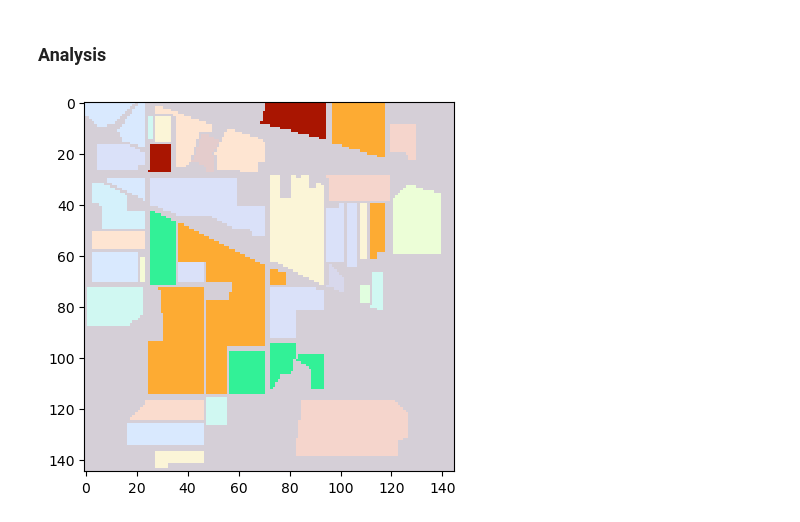
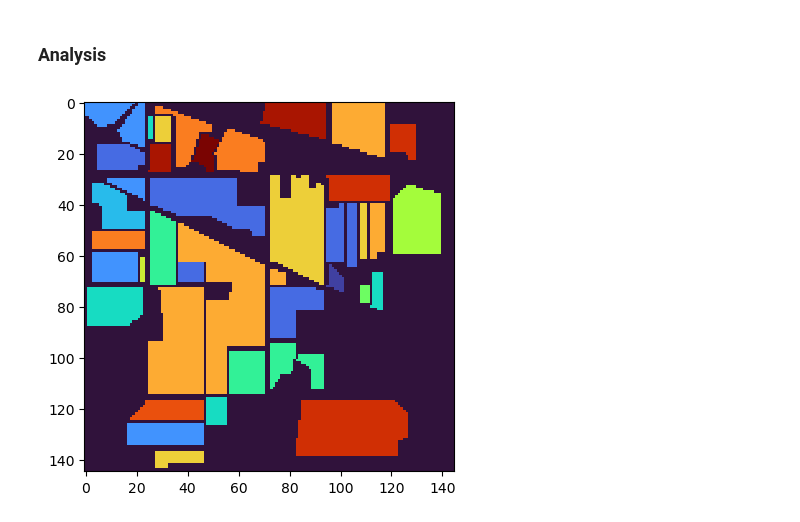
Before and after one commit to GeckSpy/M1-internship-SSGA, a Jupyter notebook: code/dataCreations.ipynb, the cells around one changed output. Saved outputs shown, nothing was run; the diff lists cells and outputs as text; code cells hidden in the pictures.

```diff
--- a/code/dataCreations.ipynb
+++ b/code/dataCreations.ipynb
@@ -157,34 +157,33 @@ plt.show()
 # %%
 k1 = 11
 k2 = 6
 k3 = 15
 ks = [k1, k2, k3]
-SPsk = [SPs[k] for k in ks]
-
+ks = [i for i in range(len(SPs))]
 
 cmap = mpl.colormaps["turbo"]
 colors = cmap(np.linspace(0, 1, len(usedDataset["class"])))
 gt_hide = np.zeros((N,M,4))
 for i in range(N):
     for j in range(M):
         color = colors[usedDataset["gt"][i,j]]
         color[3] = .2
         gt_hide[i,j] = color
 for k in ks:
     SP = SPs[k]
     for x,y in SP:
         color = gt_hide[x,y]
         color[3] = 1.0
         gt_hide[x,y] = color
 
 
 plt.imshow(gt_hide, cmap="turbo", interpolation="none")
 #plt.imshow(ERS.create_overlay_borders(usedDataset["gt"], [SPs[k1]], color=[255,0,0,255]))
 #plt.imshow(ERS.create_overlay_borders(usedDataset["gt"], [SPs[k2]], color=[255,255,0,255]))
 #plt.imshow(ERS.create_overlay_borders(usedDataset["gt"], [SPs[k3]], color=[0,0,255,255]))
 plt.show()
 # %% [output]
-[figure, old version]
+[figure, new version]
 # %%
 fig, ax = plt.subplots(1,1)
 
```
Also changed, not shown: parts of 1 cell of this notebook.
